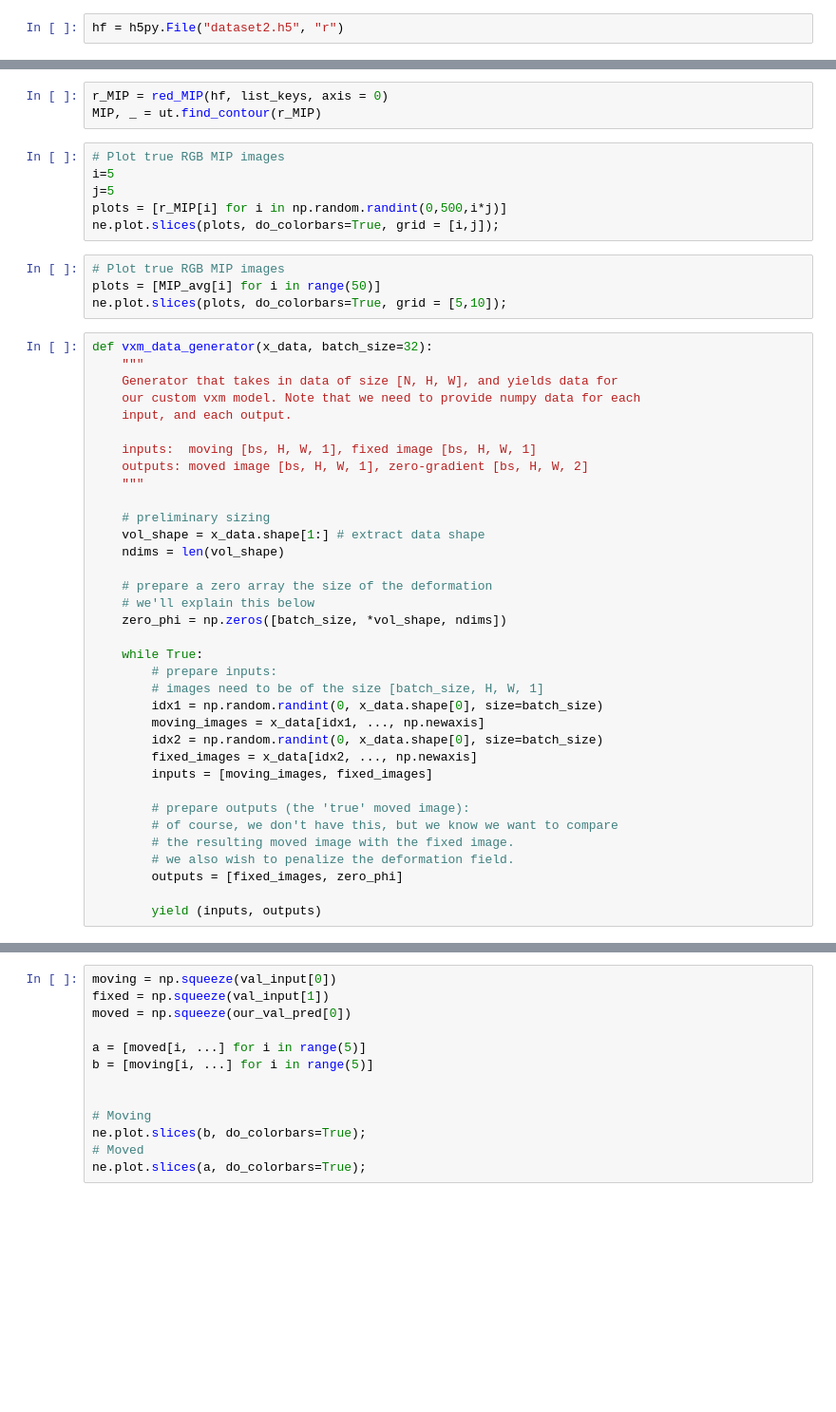
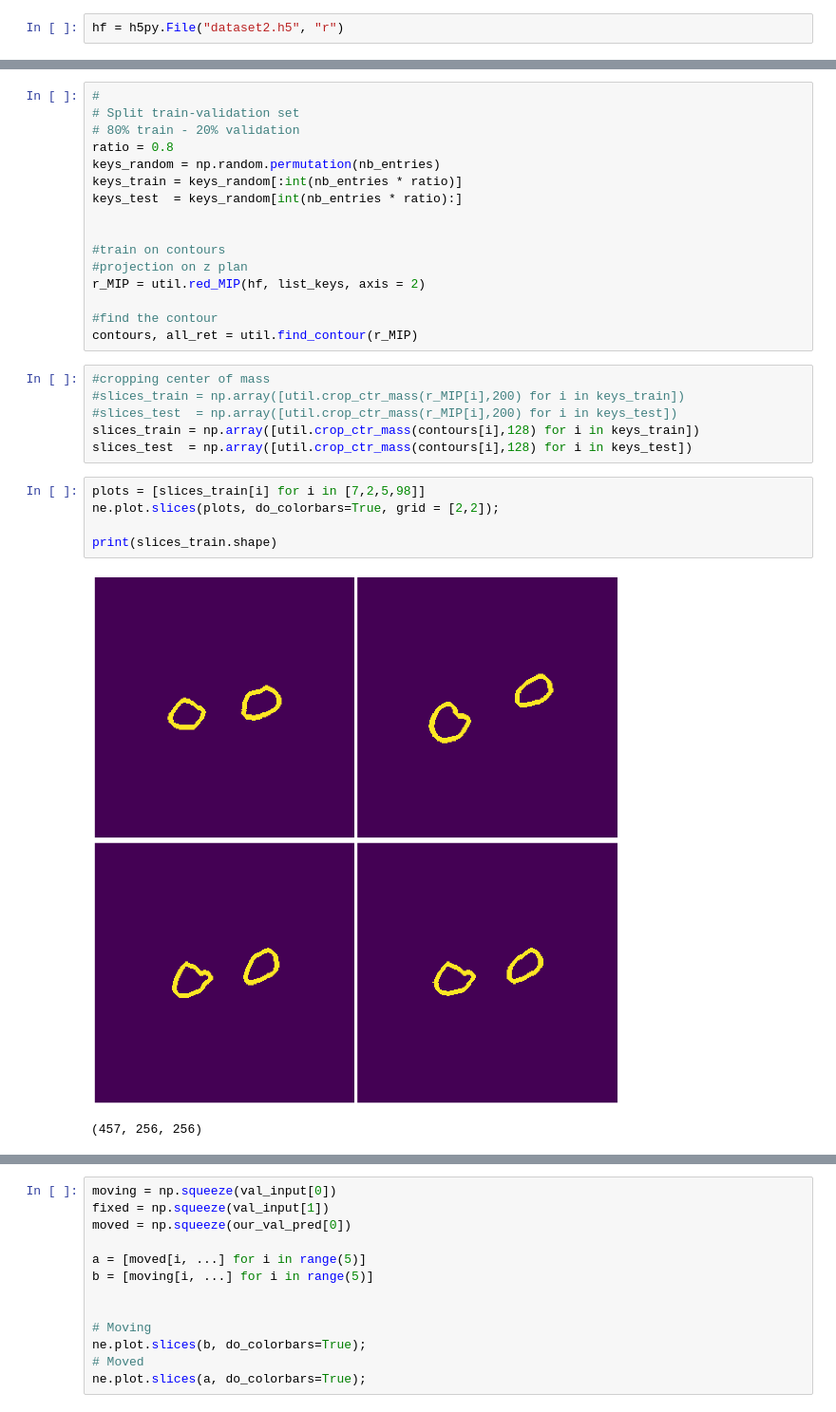
Before and after one commit to madtoinou/voxelmorph, a Jupyter notebook: MIP_c.ipynb, the cells around one changed output, grey strips where cells are left out. Shown at 95% size. Drawn from its saved outputs; the diff is of its cells as text; blank space fills up the shorter version.

```diff
--- a/MIP_c.ipynb
+++ b/MIP_c.ipynb
@@ -162,48 +67,30 @@ ne.plot.slices(bis, do_colorbars=True, grid = [1,1]);
-# %%
-r_MIP = red_MIP(hf, list_keys, axis = 0)
-MIP, _ = ut.find_contour(r_MIP)
-# %%
-# Plot true RGB MIP images
-i=5
-j=5
-plots = [r_MIP[i] for i in np.random.randint(0,500,i*j)]
-ne.plot.slices(plots, do_colorbars=True, grid = [i,j]);
+# %%
+#
+# Split train-validation set
+# 80% train - 20% validation
+ratio = 0.8
+keys_random = np.random.permutation(nb_entries)
+keys_train = keys_random[:int(nb_entries * ratio)]
+keys_test  = keys_random[int(nb_entries * ratio):]
+
+
+#train on contours
+#projection on z plan
+r_MIP = util.red_MIP(hf, list_keys, axis = 2)
+
+#find the contour
+contours, all_ret = util.find_contour(r_MIP)
+# %%
+#cropping center of mass
+#slices_train = np.array([util.crop_ctr_mass(r_MIP[i],200) for i in keys_train])
+#slices_test  = np.array([util.crop_ctr_mass(r_MIP[i],200) for i in keys_test])
+slices_train = np.array([util.crop_ctr_mass(contours[i],128) for i in keys_train])
+slices_test  = np.array([util.crop_ctr_mass(contours[i],128) for i in keys_test])
 # %%
-# Plot true RGB MIP images
-plots = [MIP_avg[i] for i in range(50)]
-ne.plot.slices(plots, do_colorbars=True, grid = [5,10]);
+plots = [slices_train[i] for i in [7,2,5,98]]
+ne.plot.slices(plots, do_colorbars=True, grid = [2,2]);
+
+print(slices_train.shape)
+# %% [output]
+[figure, added]
+(457, 256, 256)
-# %%
-def vxm_data_generator(x_data, batch_size=32):
-    """
-    Generator that takes in data of size [N, H, W], and yields data for
-    our custom vxm model. Note that we need to provide numpy data for each
-    input, and each output.
-
-    inputs:  moving [bs, H, W, 1], fixed image [bs, H, W, 1]
-    outputs: moved image [bs, H, W, 1], zero-gradient [bs, H, W, 2]
-    """
-
-    # preliminary sizing
-    vol_shape = x_data.shape[1:] # extract data shape
-    ndims = len(vol_shape)
-
-    # prepare a zero array the size of the deformation
-    # we'll explain this below
-    zero_phi = np.zeros([batch_size, *vol_shape, ndims])
-
-    while True:
-        # prepare inputs:
-        # images need to be of the size [batch_size, H, W, 1]
-        idx1 = np.random.randint(0, x_data.shape[0], size=batch_size)
-        moving_images = x_data[idx1, ..., np.newaxis]
-        idx2 = np.random.randint(0, x_data.shape[0], size=batch_size)
-        fixed_images = x_data[idx2, ..., np.newaxis]
-        inputs = [moving_images, fixed_images]
-
-        # prepare outputs (the 'true' moved image):
-        # of course, we don't have this, but we know we want to compare
-        # the resulting moved image with the fixed image.
-        # we also wish to penalize the deformation field.
-        outputs = [fixed_images, zero_phi]
-
-        yield (inputs, outputs)
```
Also changed, not shown: parts of 16 cells of this notebook, 2 other files.
